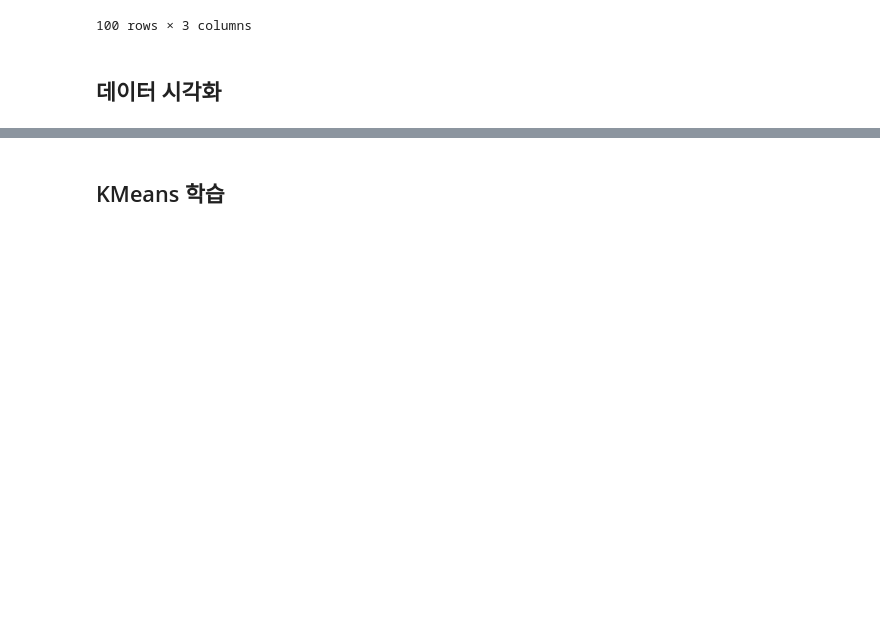
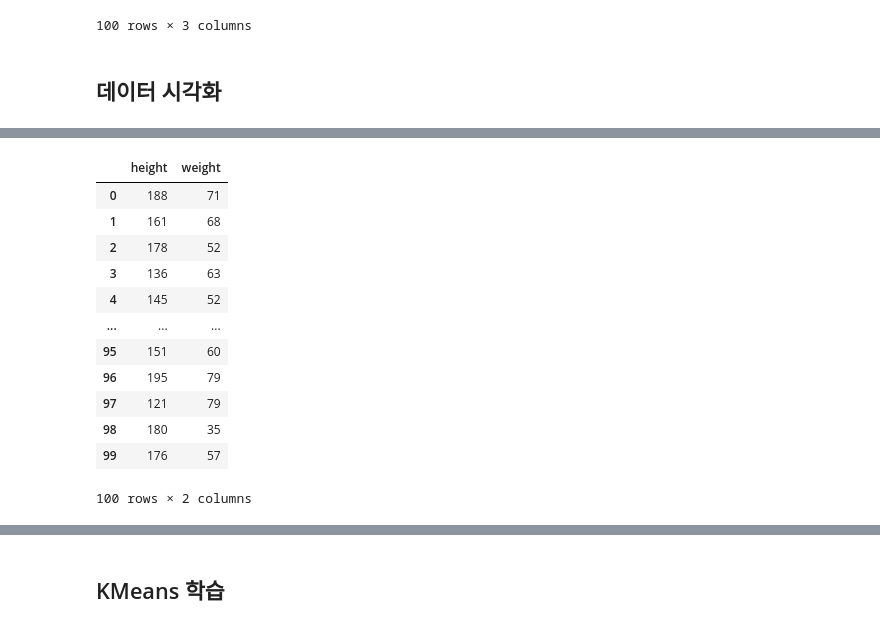
Before and after one commit to tooha289/AI_Example, a Jupyter notebook: bmi.ipynb, the cells around one changed output, grey strips where cells are left out. Saved outputs shown, nothing was run; the diff lists cells and outputs as text; code cells hidden in the pictures; blank space fills up the shorter version.

```diff
--- a/bmi.ipynb
+++ b/bmi.ipynb
@@ -82 +83,17 @@ plt.show()
+# %%
+X_data
+# %% [output]
+|  | height | weight |
+| 0 | 188 | 71 |
+| 1 | 161 | 68 |
+| 2 | 178 | 52 |
+| 3 | 136 | 63 |
+| 4 | 145 | 52 |
+| ... | ... | ... |
+| 95 | 151 | 60 |
+| 96 | 195 | 79 |
+| 97 | 121 | 79 |
+| 98 | 180 | 35 |
+| 99 | 176 | 57 |
+100 rows × 2 columns
 # %%
```
Also changed, not shown: parts of 24 cells of this notebook, 4 other files.
